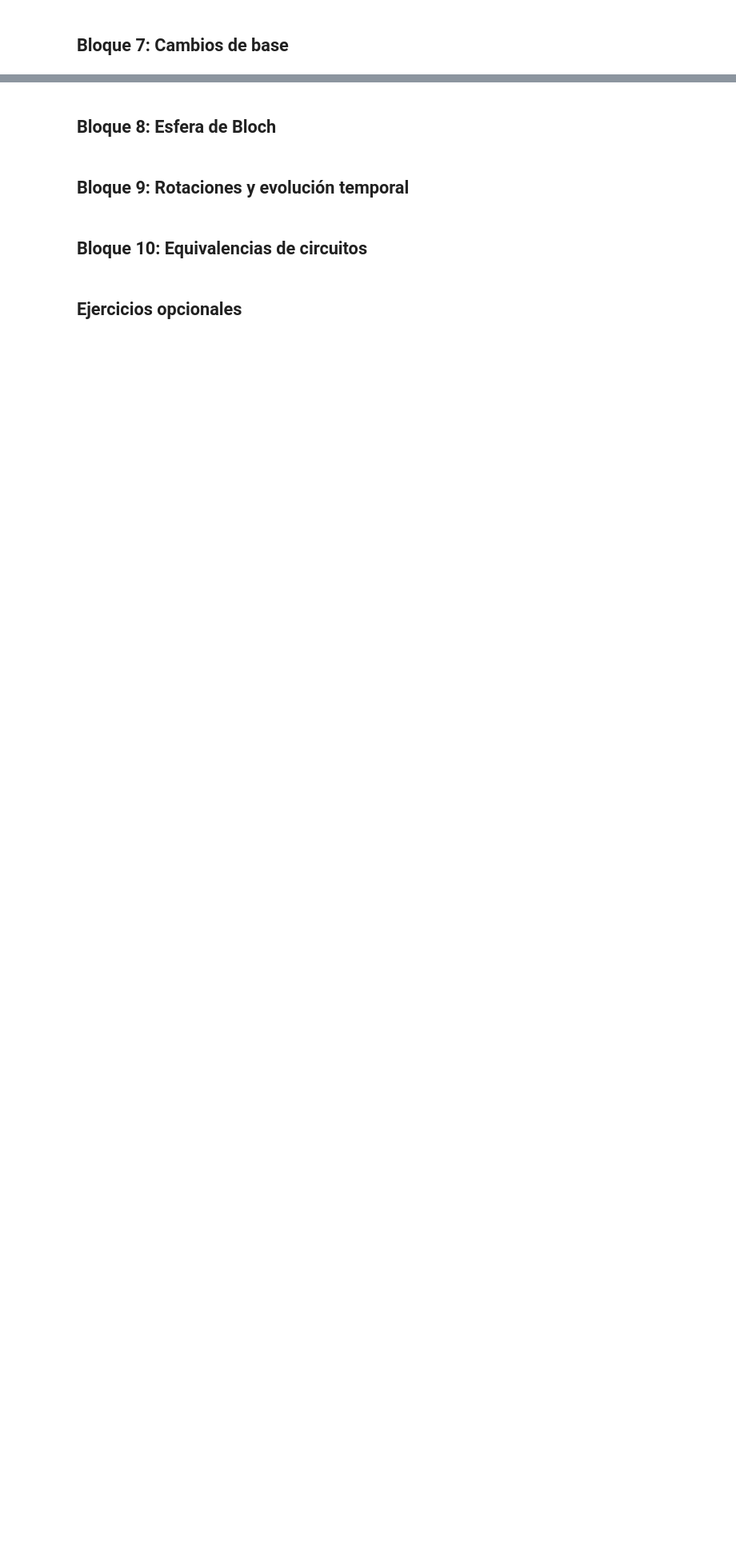
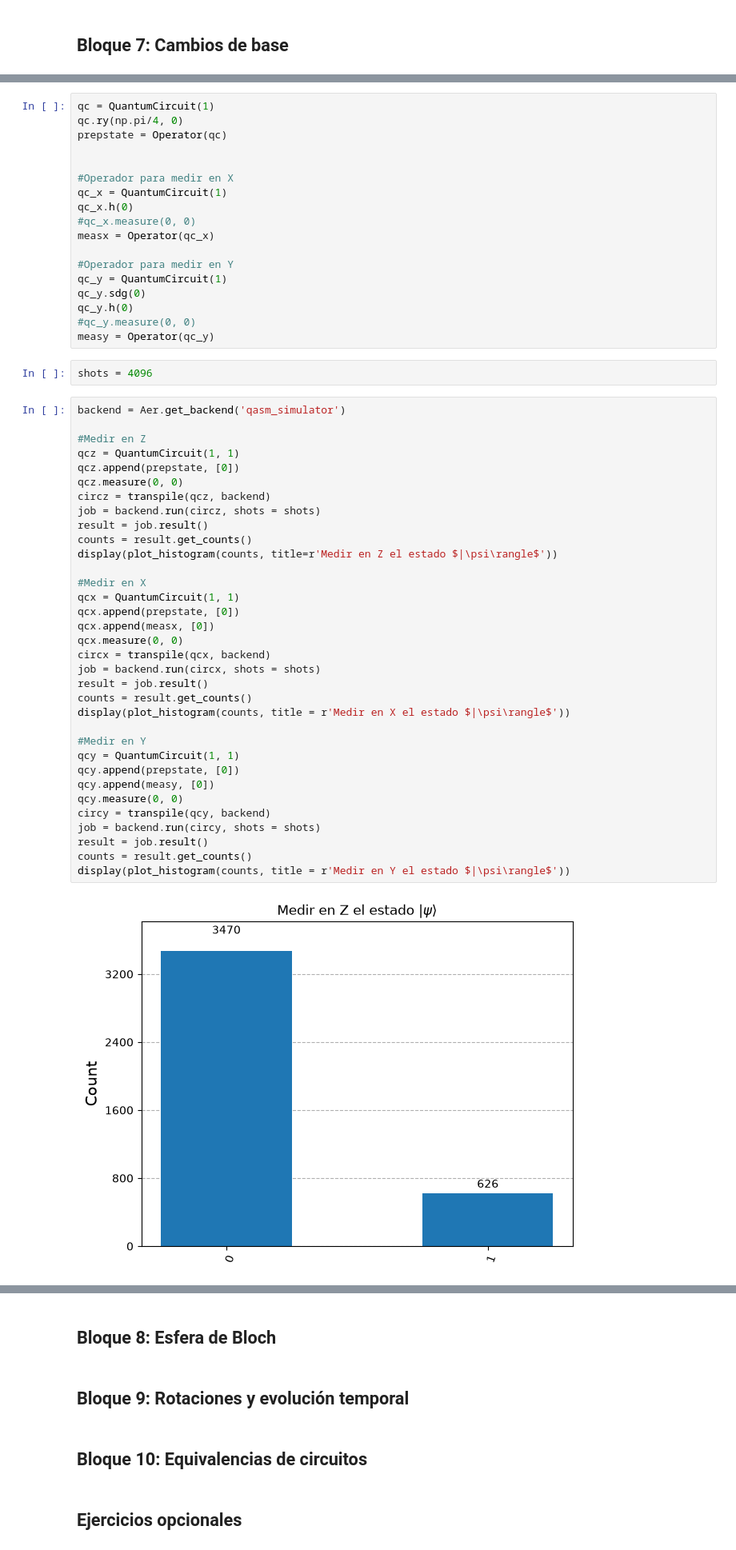
Before and after one commit to zhengzhu14/quantum_circuit_lab, a Jupyter notebook: Pr1/pr1.ipynb, the cells around one changed output, grey strips where cells are left out. Shown at 80% size. Drawn from its saved outputs; the diff is of its cells as text; blank space fills up the shorter version.

```diff
--- a/Pr1/pr1.ipynb
+++ b/Pr1/pr1.ipynb
@@ -1113,0 +1190,56 @@ fig.savefig(f'./figures/b6_e2_histograms.png', dpi = 400, bbox_inches = 'tight')
+# %%
+qc = QuantumCircuit(1)
+qc.ry(np.pi/4, 0)
+prepstate = Operator(qc)
+
+
+#Operador para medir en X
+qc_x = QuantumCircuit(1)
+qc_x.h(0)
+#qc_x.measure(0, 0)
+measx = Operator(qc_x)
+
+#Operador para medir en Y
+qc_y = QuantumCircuit(1)
+qc_y.sdg(0)
+qc_y.h(0)
+#qc_y.measure(0, 0)
+measy = Operator(qc_y)
+# %%
+shots = 4096
+# %%
+backend = Aer.get_backend('qasm_simulator')
+
+#Medir en Z
+qcz = QuantumCircuit(1, 1)
+qcz.append(prepstate, [0])
+qcz.measure(0, 0)
+circz = transpile(qcz, backend)
+job = backend.run(circz, shots = shots)
+result = job.result()
+counts = result.get_counts()
+display(plot_histogram(counts, title=r'Medir en Z el estado $|\psi\rangle$'))
+
+#Medir en X
+qcx = QuantumCircuit(1, 1)
+qcx.append(prepstate, [0])
+qcx.append(measx, [0])
+qcx.measure(0, 0)
+circx = transpile(qcx, backend)
+job = backend.run(circx, shots = shots)
+result = job.result()
+counts = result.get_counts()
+display(plot_histogram(counts, title = r'Medir en X el estado $|\psi\rangle$'))
+
+#Medir en Y
+qcy = QuantumCircuit(1, 1)
+qcy.append(prepstate, [0])
+qcy.append(measy, [0])
+qcy.measure(0, 0)
+circy = transpile(qcy, backend)
+job = backend.run(circy, shots = shots)
+result = job.result()
+counts = result.get_counts()
+display(plot_histogram(counts, title = r'Medir en Y el estado $|\psi\rangle$'))
+# %% [output]
+[figure, added]
```
Also changed, not shown: parts of 9 cells of this notebook, 17 other files.
